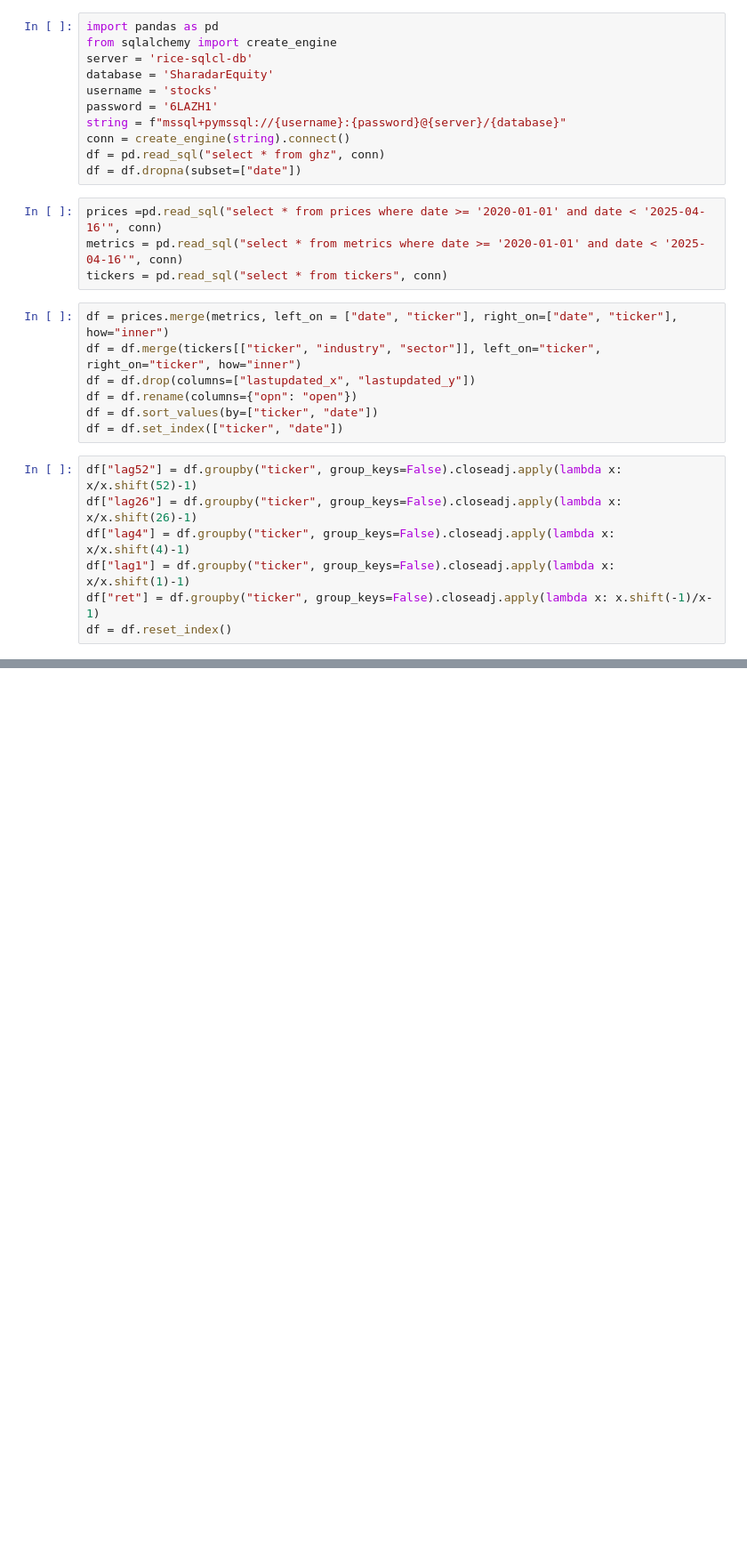
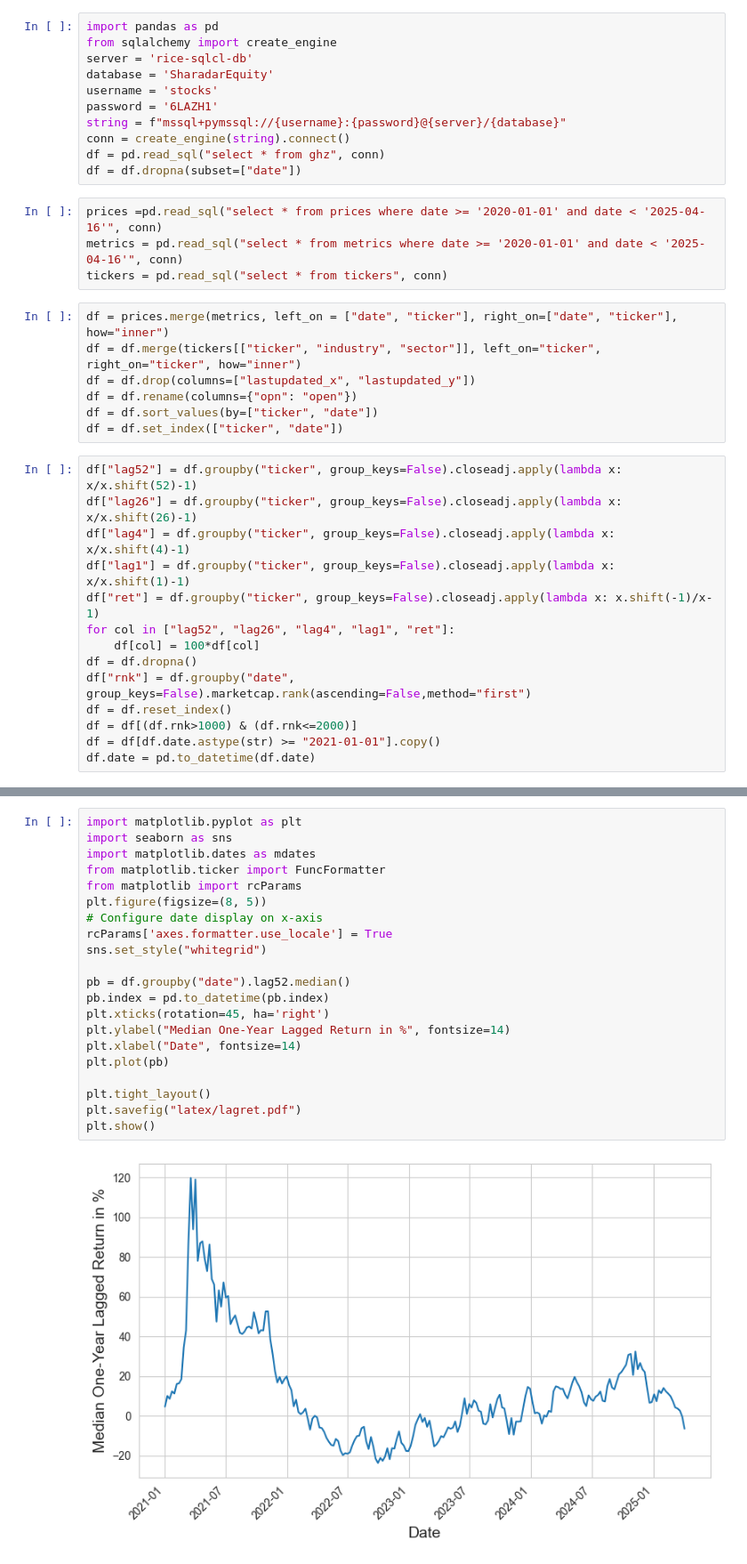
Before and after one commit to kerryback/mgmt675-2025, a Jupyter notebook: rice-database.ipynb, the cells around one changed output, grey strips where cells are left out. Shown at 89% size. Cells and saved outputs as stored; diff of their text form; blank space fills up the shorter version.

```diff
--- a/rice-database.ipynb
+++ b/rice-database.ipynb
@@ -26,4 +26,11 @@ df["lag26"] = df.groupby("ticker", group_keys=False).closeadj.apply(lambda x: x/
 df["lag4"] = df.groupby("ticker", group_keys=False).closeadj.apply(lambda x: x/x.shift(4)-1)
 df["lag1"] = df.groupby("ticker", group_keys=False).closeadj.apply(lambda x: x/x.shift(1)-1)
 df["ret"] = df.groupby("ticker", group_keys=False).closeadj.apply(lambda x: x.shift(-1)/x-1)
+for col in ["lag52", "lag26", "lag4", "lag1", "ret"]:
+    df[col] = 100*df[col]
+df = df.dropna()
+df["rnk"] = df.groupby("date", group_keys=False).marketcap.rank(ascending=False,method="first")
 df = df.reset_index()
+df = df[(df.rnk>1000) & (df.rnk<=2000)]
+df = df[df.date.astype(str) >= "2021-01-01"].copy()
+df.date = pd.to_datetime(df.date)
@@ -38,0 +106,23 @@ df2.to_csv("stocks.csv")
+# %%
+import matplotlib.pyplot as plt
+import seaborn as sns
+import matplotlib.dates as mdates
+from matplotlib.ticker import FuncFormatter
+from matplotlib import rcParams
+plt.figure(figsize=(8, 5))
+# Configure date display on x-axis
+rcParams['axes.formatter.use_locale'] = True
+sns.set_style("whitegrid")
+
+pb = df.groupby("date").lag52.median()
+pb.index = pd.to_datetime(pb.index)
+plt.xticks(rotation=45, ha='right')
+plt.ylabel("Median One-Year Lagged Return in %", fontsize=14)
+plt.xlabel("Date", fontsize=14)
+plt.plot(pb)
+
+plt.tight_layout()
+plt.savefig("latex/lagret.pdf")
+plt.show()
+# %% [output]
+[figure, added]
```
Also changed, not shown: parts of 5 cells of this notebook, 7 other files.
